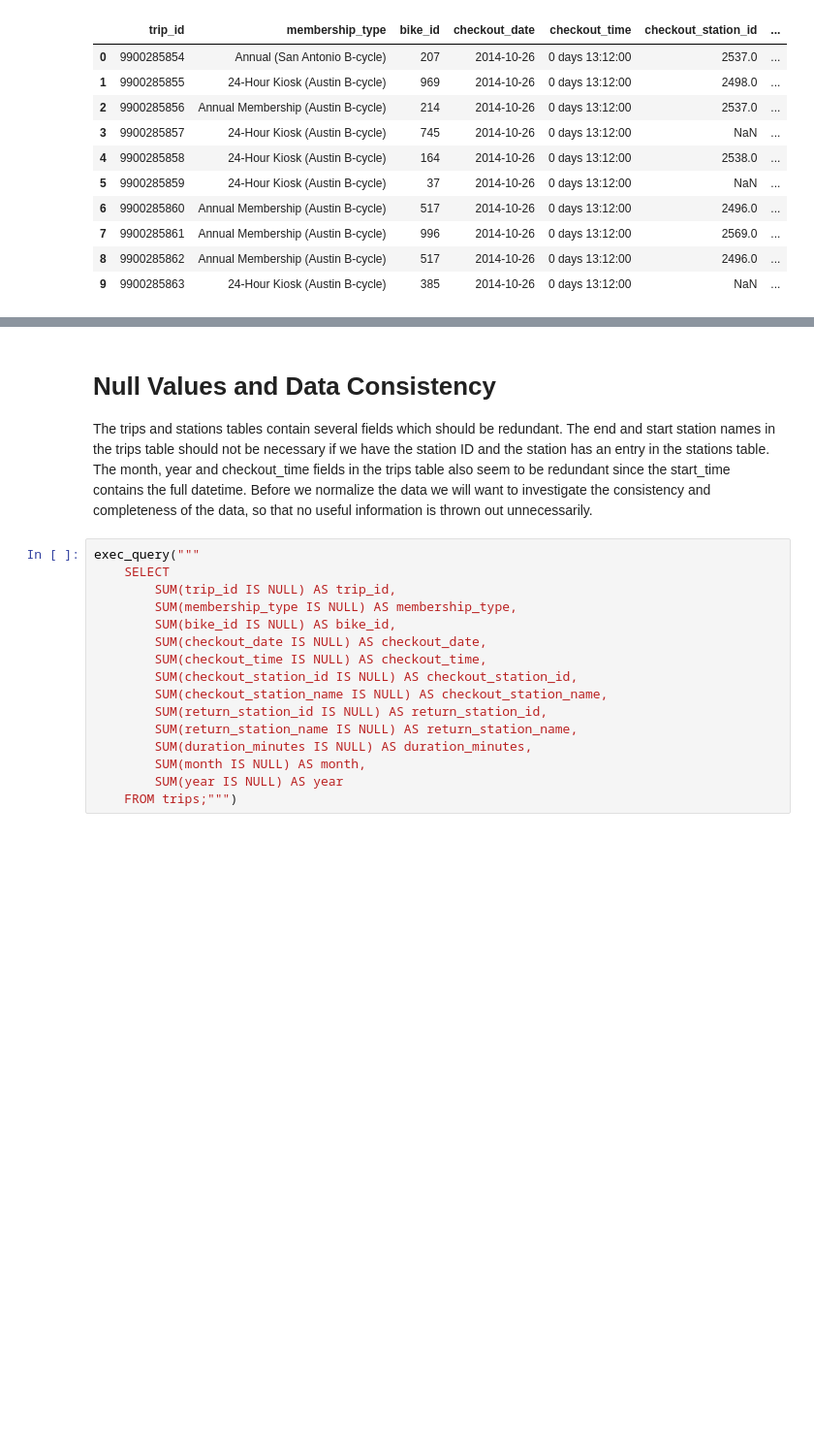
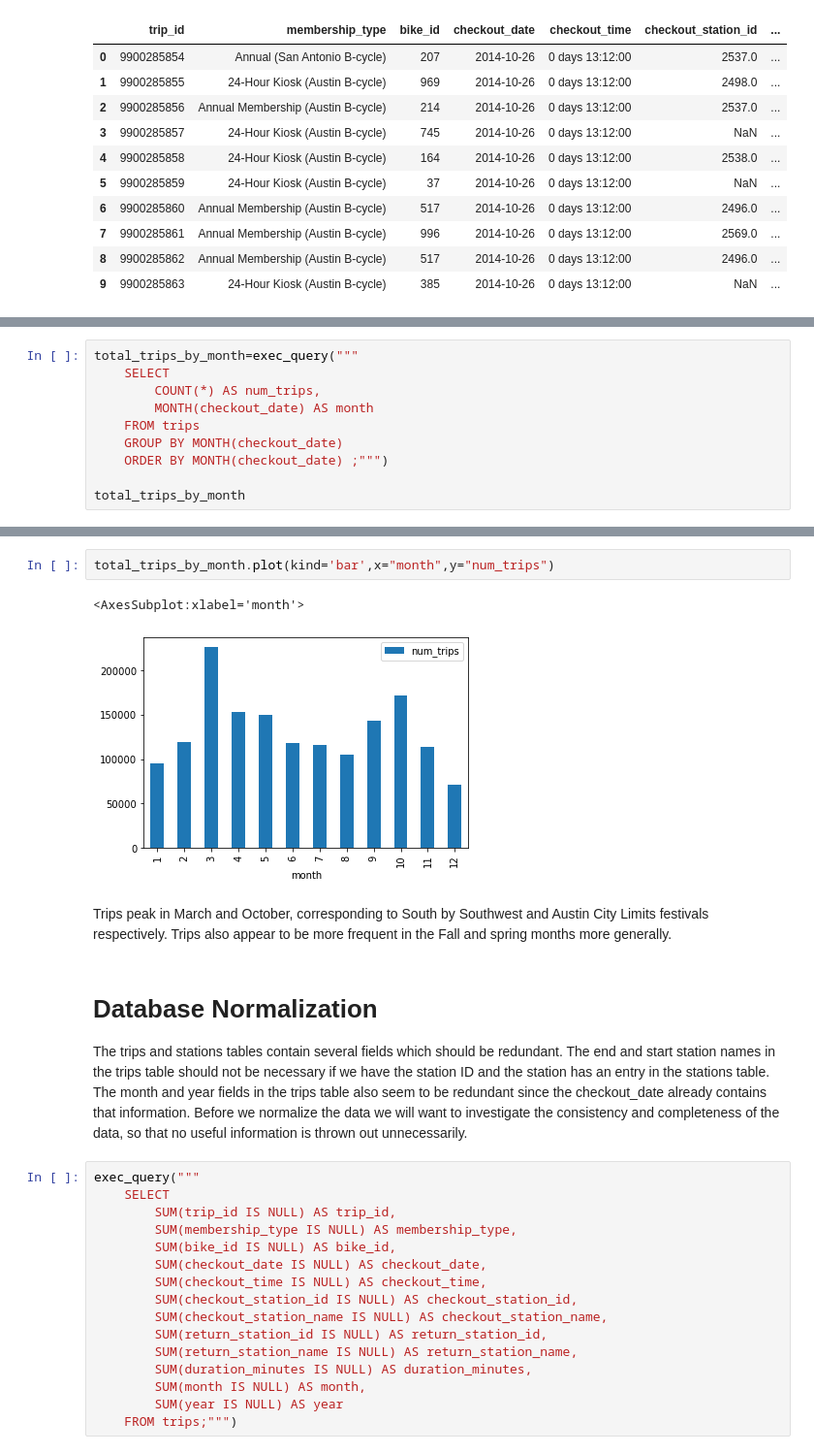
Before and after one commit to MQuigley2/bikeshare, a Jupyter notebook: bikeshare_initial_data_exploration.ipynb, the cells around one changed output, grey strips where cells are left out. Shown at 97% size. Cells and saved outputs as stored; diff of their text form; blank space fills up the shorter version.

```diff
--- a/bikeshare_initial_data_exploration.ipynb
+++ b/bikeshare_initial_data_exploration.ipynb
@@ -33,0 +94,10 @@ exec_query('SELECT * FROM stations LIMIT 10')
+# %%
+total_trips_by_month=exec_query("""
+    SELECT
+        COUNT(*) AS num_trips,
+        MONTH(checkout_date) AS month
+    FROM trips
+    GROUP BY MONTH(checkout_date)
+    ORDER BY MONTH(checkout_date) ;""")
+
+total_trips_by_month
@@ -34,7 +118,14 @@ exec_query('SELECT * FROM stations LIMIT 10')
+# %%
+total_trips_by_month.plot(kind='bar',x="month",y="num_trips")
+# %% [output]
+<AxesSubplot:xlabel='month'>
+[figure, added]
+# %% [markdown]
+Trips peak in March and October, corresponding to South by Southwest and Austin City Limits festivals respectively. Trips also appear to be more frequent in the Fall and spring months more generally.
 # %% [markdown]
-# Null Values and Data Consistency
+# Database Normalization
 
-The trips and stations tables contain several fields which should be redundant. The end and start station names in the trips table should not be necessary if we have the station ID and the station has an entry in the stations table.  The month, year and checkout_time fields in the trips table also seem to be redundant since the start_time contains the full datetime. Before we normalize the data we will want to investigate the consistency and completeness of the data, so that no useful information is thrown out unnecessarily.
+The trips and stations tables contain several fields which should be redundant. The end and start station names in the trips table should not be necessary if we have the station ID and the station has an entry in the stations table.  The month and year fields in the trips table also seem to be redundant since the checkout_date already contains that information. Before we normalize the data we will want to investigate the consistency and completeness of the data, so that no useful information is thrown out unnecessarily.
 # %%
 exec_query("""
     SELECT
```
Also changed, not shown: parts of 62 cells of this notebook, 1 other file.
